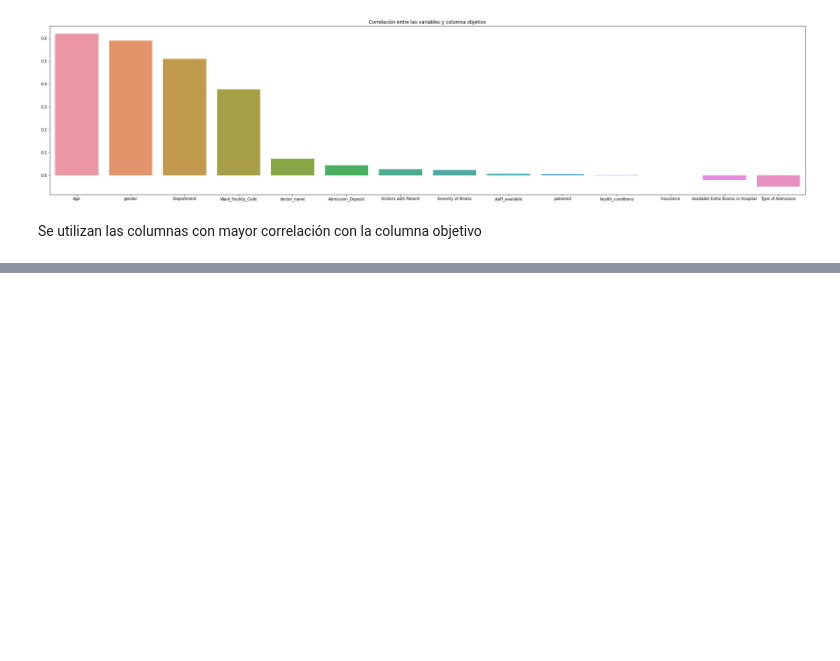
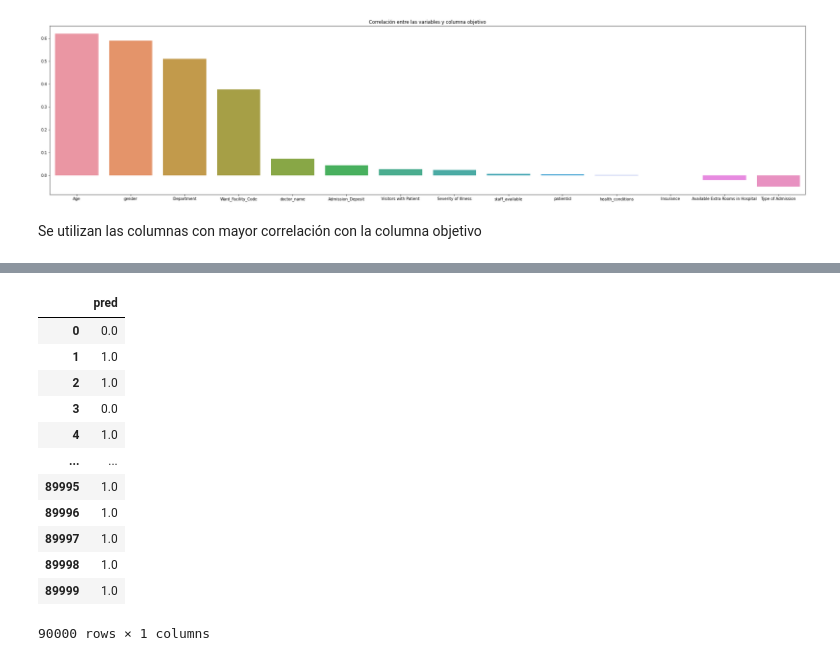
Before and after one commit to slgonzalezp/Datathon, a Jupyter notebook: Hospitals_prediction.ipynb, the cells around one changed output, grey strips where cells are left out. Cells and saved outputs as stored; diff of their text form; code cells hidden in the pictures; blank space fills up the shorter version.

```diff
--- a/Hospitals_prediction.ipynb
+++ b/Hospitals_prediction.ipynb
@@ -204,3 +204,29 @@ df
 90000 rows × 1 columns
+# %%
+def clasify_days(x):
+    if isinstance(x, float):
+        if 0.0 <= x <= 8.0:
+            return 0.0
+        if x > 8.0:
+            return 1.0
+    else:
+        return 0.0
+
+df['pred']  = df['pred'].apply(clasify_days)
+df
+# %% [output]
+|  | pred |
+| 0 | 0.0 |
+| 1 | 1.0 |
+| 2 | 1.0 |
+| 3 | 0.0 |
+| 4 | 1.0 |
+| ... | ... |
+| 89995 | 1.0 |
+| 89996 | 1.0 |
+| 89997 | 1.0 |
+| 89998 | 1.0 |
+| 89999 | 1.0 |
+90000 rows × 1 columns
 # %%
 df.to_csv('slgonzalezp.csv', index=False)
```
Also changed, not shown: parts of 6 cells of this notebook, 1 other file.
